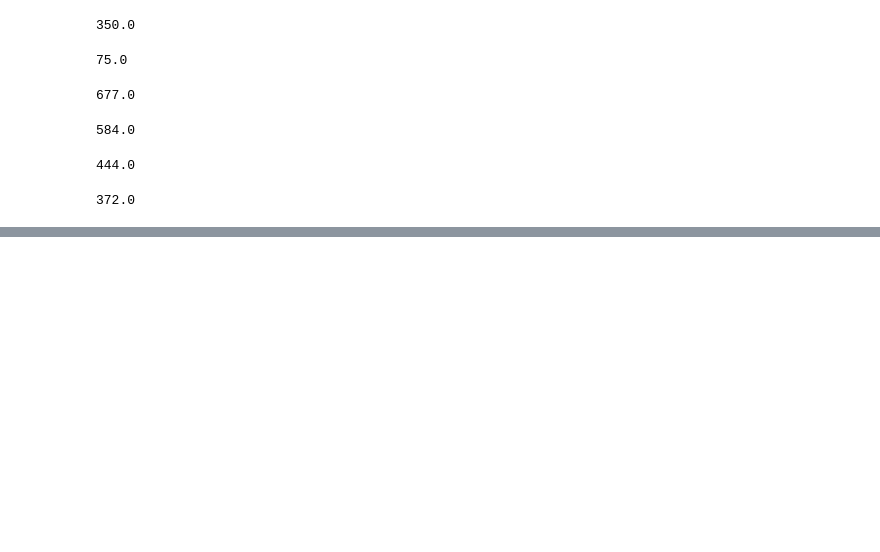
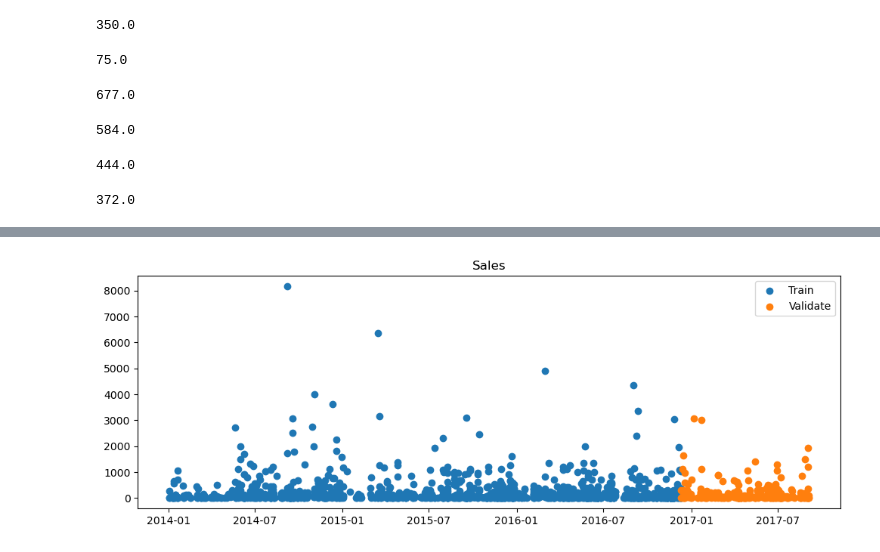
Before and after one commit to JoshuaHolt-Tech/time-series-project, a Jupyter notebook: time_series_project.ipynb, the cells around one changed output, grey strips where cells are left out. Cells and saved outputs as stored; diff of their text form; code cells hidden in the pictures; blank space fills up the shorter version.

```diff
--- a/time_series_project.ipynb
+++ b/time_series_project.ipynb
@@ -433,0 +446,10 @@ office_stuff[office_stuff['Sub-Category'] == 'Art']['Quantity'].sum()
+# %%
+plt.figure(figsize = (12,4))
+plt.scatter(x = train.index, y=train['Sales'], label = 'Train')
+plt.scatter(x= val.index, y=val['Sales'], label = 'Validate')
+plt.title('Sales')
+
+plt.legend()
+plt.show()
+# %% [output]
+[figure, added]
```
Also changed, not shown: parts of 17 cells of this notebook, 1 other file.
